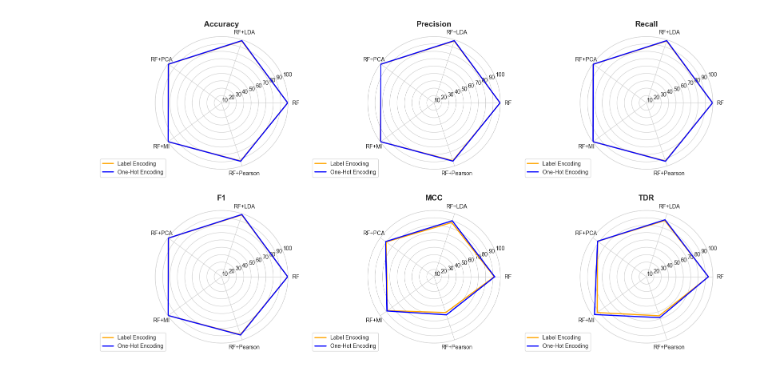
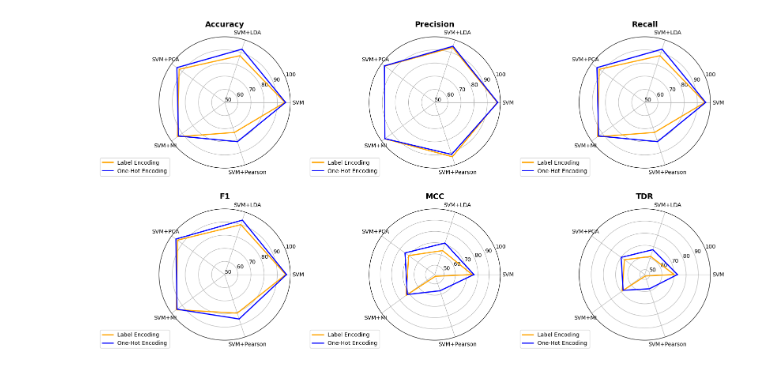
Before and after one commit to DarrylXzq/CTCS, a Jupyter notebook: Rider.ipynb, the cells around one changed output. Cells and saved outputs as stored; diff of their text form; code cells hidden in the pictures.

```diff
--- a/Rider.ipynb
+++ b/Rider.ipynb
@@ -90,42 +170,60 @@ plt.show()
 import matplotlib.pyplot as plt
 
 # Data for Label Encoding and One-Hot Encoding
-# features = ['SVM', 'SVM+LDA', 'SVM+PCA', 'SVM+MI', 'SVM+Pearson']
+features = ['SVM', 'SVM+LDA', 'SVM+PCA', 'SVM+MI', 'SVM+Pearson']
+label_encoding_data = {
+    'Accuracy': [95.84, 87.43, 92.90, 94.46, 74.01],
+    'Precision': [97.64, 93.96, 97.07, 97.08, 93.48],
+    'Recall': [95.84, 87.43, 92.90, 94.46, 74.01],
+    'F1': [96.50, 89.91, 94.51, 95.51, 80.89],
+    'MCC': [74.95, 64.04, 70.30, 73.14, 43.34],
+    'TDR': [70.04, 61.61, 66.69, 68.91, 47.21]
+}
+one_hot_encoding_data = {
+    'Accuracy': [96.38, 92.64, 95.04, 93.51, 81.40],
+    'Precision': [98.02, 94.98, 97.35, 96.91, 91.62],
+    'Recall': [96.38, 92.64, 95.04, 93.51, 81.40],
+    'F1': [97.08, 93.57, 95.95, 94.90, 85.55],
+    'MCC': [76.48, 71.08, 74.36, 71.81, 56.82],
+    'TDR': [72.83, 67.46, 69.95, 67.99, 58.25]
+}
+
+# Data for Label Encoding and One-Hot Encoding
+# features = ['RF', 'RF+LDA', 'RF+PCA', 'RF+MI', 'RF+Pearson']
 # label_encoding_data = {
-#     'Accuracy': [95.84, 87.43, 92.90, 94.46, 74.01],
-#     'Precision': [97.64, 93.96, 97.07, 97.08, 93.48],
-#     'Recall': [95.84, 87.43, 92.90, 94.46, 74.01],
-#     'F1': [96.50, 89.91, 94.51, 95.51, 80.89],
-#     'MCC': [74.95, 64.04, 70.30, 73.14, 43.34],
-#     'TDR': [70.04, 61.61, 66.69, 68.91, 47.21]
+#     'Accuracy': [99.57, 98.31, 99.12, 99.56, 92.92],
+#     'Precision': [99.56, 98.29, 99.11, 99.55, 92.45],
+#     'Recall': [99.57, 98.31, 99.12, 99.56, 92.92],
+#     'F1': [99.57, 98.30, 99.11, 99.55, 92.52],
+#     'MCC': [91.64, 87.42, 90.29, 88.14, 61.00],
+#     'TDR': [94.05, 90.21, 91.86, 92.58, 65.66]
 # }
 # one_hot_encoding_data = {
-#     'Accuracy': [96.38, 92.64, 95.04, 93.51, 81.40],
-#     'Precision': [98.02, 94.98, 97.35, 96.91, 91.62],
-#     'Recall': [96.38, 92.64, 95.04, 93.51, 81.40],
-#     'F1': [97.08, 93.57, 95.95, 94.90, 85.55],
-#     'MCC': [76.48, 71.08, 74.36, 71.81, 56.82],
-#     'TDR': [72.83, 67.46, 69.95, 67.99, 58.25]
+#     'Accuracy': [99.56, 98.83, 99.22, 99.50, 93.26],
+#     'Precision': [99.55, 98.81, 99.21, 99.49, 93.09],
+#     'Recall': [99.56, 98.83, 99.22, 99.50, 93.26],
+#     'F1': [99.55, 98.82, 99.22, 99.48, 93.06],
+#     'MCC': [92.24, 89.95, 91.16, 88.94, 64.29],
+#     'TDR': [93.88, 91.32, 91.97, 97.15, 68.30]
 # }
 
-# Data for Label Encoding and One-Hot Encoding
-features = ['RF', 'RF+LDA', 'RF+PCA', 'RF+MI', 'RF+Pearson']
-label_encoding_data = {
-    'Accuracy': [99.57, 98.31, 99.12, 99.56, 92.92],
-    'Precision': [99.56, 98.29, 99.11, 99.55, 92.45],
-    'Recall': [99.57, 98.31, 99.12, 99.56, 92.92],
-    'F1': [99.57, 98.30, 99.11, 99.55, 92.52],
-    'MCC': [91.64, 87.42, 90.29, 88.14, 61.00],
-    'TDR': [94.05, 90.21, 91.86, 92.58, 65.66]
-}
-one_hot_encoding_data = {
-    'Accuracy': [99.56, 98.83, 99.22, 99.50, 93.26],
-    'Precision': [99.55, 98.81, 99.21, 99.49, 93.09],
-    'Recall': [99.56, 98.83, 99.22, 99.50, 93.26],
-    'F1': [99.55, 98.82, 99.22, 99.48, 93.06],
-    'MCC': [92.24, 89.95, 91.16, 88.94, 64.29],
-    'TDR': [93.88, 91.32, 91.97, 97.15, 68.30]
-}
+# features = ['LSTM', 'LSTM+LDA', 'LSTM+PCA', 'LSTM+MI', 'LSTM+Pearson']
+# label_encoding_data = {
+#     'Accuracy': [99.15, 96.91, 98.84, 98.97, 92.00],
+#     'Precision': [99.15, 96.86, 98.84, 98.96, 91.00],
+#     'Recall': [99.15, 96.91, 98.84, 98.97, 92.00],
+#     'F1': [99.15, 96.87, 98.84, 98.94, 90.90],
+#     'MCC': [90.83, 83.96, 89.70, 84.09, 54.80],
+#     'TDR': [92.57, 88.20, 91.48, 97.44, 83.40]
+# }
+# one_hot_encoding_data = {
+#     'Accuracy': [99.28, 98.08, 99.03, 98.69, 92.42],
+#     'Precision': [99.27, 98.07, 99.01, 98.59, 92.22],
+#     'Recall': [99.28, 98.08, 99.03, 98.69, 92.42],
+#     'F1': [99.27, 98.07, 99.02, 98.64, 91.99],
+#     'MCC': [89.97, 87.24, 90.01, 76.07, 61.81],
+#     'TDR': [91.21, 87.98, 91.62, 96.89, 88.52]
+# }
 
 # Number of variables we're plotting.
 num_vars = len(features)
@@ -133,32 +231,34 @@ num_vars = len(features)
 # Compute angle each axis will be plotted
 angles = np.linspace(0, 2 * np.pi, num_vars, endpoint=False).tolist()
 angles += angles[:1]  # to complete the loop
 
+
 # Function to create radar charts
 def create_radar_chart(ax, data, title, color, metrics):
     values = data + data[:1]
     ax.plot(angles, values, color=color, linewidth=2, linestyle='solid', label=title)
     ax.fill(angles, values, alpha=0)  # No fill
     ax.set_xticks(angles[:-1])
     ax.set_xticklabels(features)
-    ax.set_rgrids([10, 20, 30, 40, 50, 60, 70, 80, 90, 100])
+    ax.set_rgrids([50, 60, 70, 80, 90, 100])
     ax.set_title(metrics, size=14, position=(0.5, 1.5), fontweight='bold')
+
 
 # Create figure
 fig, axs = plt.subplots(figsize=(18, 10), nrows=2, ncols=3, subplot_kw=dict(polar=True))
 
 # Adjust the subplot layout
 fig.subplots_adjust(wspace=0.6, hspace=0.3)
 
 # Create a radar chart for each metric
 metrics = list(label_encoding_data.keys())
 
 for i, metric in enumerate(metrics):
     create_radar_chart(axs.flat[i], label_encoding_data[metric], 'Label Encoding', 'orange', metric)
     create_radar_chart(axs.flat[i], one_hot_encoding_data[metric], 'One-Hot Encoding', 'blue', metric)
     axs.flat[i].legend(loc='upper right', bbox_to_anchor=(0.1, 0.1))
 
 # Show plot
 plt.show()
 # %% [output]
-[figure, old version]
+[figure, new version]
```
Also changed, not shown: parts of 2 cells of this notebook, 37 other files.
